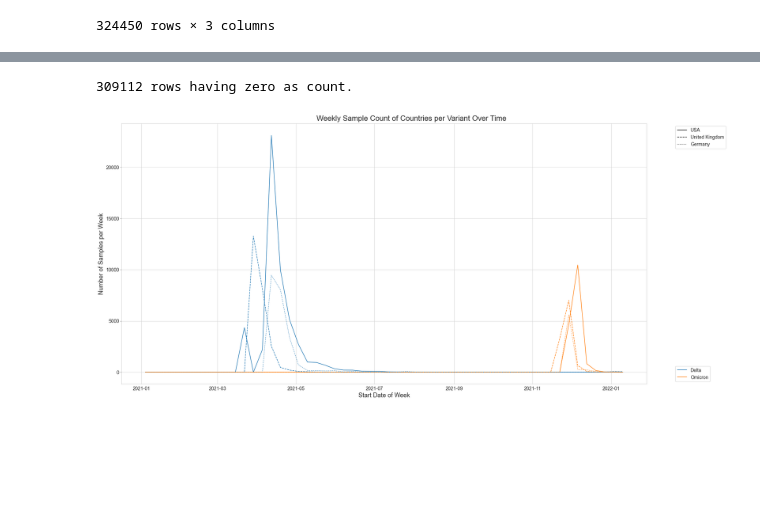
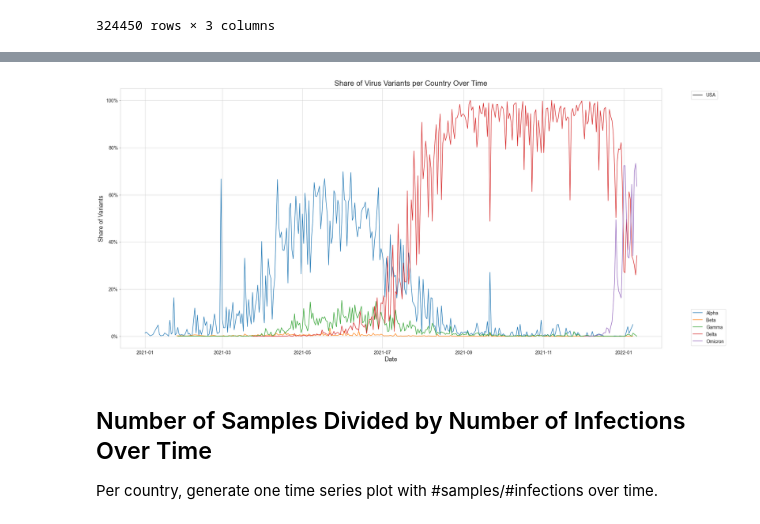
Before and after one commit to ninaihde/sampling-bias-cov19, a Jupyter notebook: src/GISAID_analysis/create_general_insights.ipynb, the cells around one changed output, grey strips where cells are left out. Cells and saved outputs as stored; diff of their text form; code cells hidden in the pictures; blank space fills up the shorter version.

Commit message:
Fix variant share data & optimize respective plot

```diff
--- a/src/GISAID_analysis/create_general_insights.ipynb
+++ b/src/GISAID_analysis/create_general_insights.ipynb
@@ -249,8 +249,10 @@ country_variant_counts = gisaid_metadata.groupby(['country', 'covv_subm_date', '
 country_variant_counts.rename(columns={0 : 'samples_per_variant'}, inplace=True)
 
 plotdata = pd.merge(country_date_counts, country_variant_counts, on=['country', 'covv_subm_date'])
-plotdata['relative_samples_per_variant'] = plotdata['samples'] / plotdata['samples_per_variant']
+plotdata['relative_samples_per_variant'] = plotdata['samples_per_variant'] / plotdata['samples']
 plotdata
+
+# => SKIP TO PLOTTING CELL (= SKIP NEXT 6 CELLS) IF WEEKLY AGGREGATION IS NOT NEEDED
 # %% [output]
 |  | country | covv_subm_date | samples | variant_WHO_label | samples_per_variant | relative_samples_per_variant |
 | 0 | Afghanistan | 2021-02-15 | 7 | Unknown | 7 | 1.000000 |
@@ -405,27 +393,23 @@ weekly_plotdata
-# %%
-# Only keep rows with set relative_sample_count (to reach smoother lines in plot)
-original_len = len(weekly_plotdata)
-weekly_plotdata_without_zero = weekly_plotdata[weekly_plotdata['relative_sample_count'] != 0]
-print(f'{original_len - len(weekly_plotdata_without_zero)} rows having zero as count.')
-# %% [output]
-309112 rows having zero as count.
 # %%
 import matplotlib.pyplot as plt
+import matplotlib.ticker as mtick
 import numpy as np
 import seaborn as sns
 
+import os
+
 # Adjust which countries and virus variants to include
-COUNTRIES = ['USA', 'United Kingdom', 'Germany']  # ['USA', 'United Kingdom', 'Germany', 'Denmark', 'Canada']
-VARIANTS = ['Delta', 'Omicron']
+COUNTRIES = ['USA']  # ['USA', 'United Kingdom', 'Germany', 'Denmark', 'Canada']
+VARIANTS = ['Alpha', 'Beta', 'Gamma', 'Delta', 'Omicron']
 
 # Aggregate counts for each week or not
-WEEKLY = True
+WEEKLY = False
 
 # Adjust which timeframe to look at
 # If defined via dataframe, make sure to use correct one depending on WEEKLY flag
 # plotdata['covv_subm_date'] for original values and weekly_plotdata['startday_of_week'] for weekly sum of values
 START_DATE = '2021-01-01'
-END_DATE = weekly_plotdata['startday_of_week'].max()
+END_DATE = plotdata['covv_subm_date'].max()
 
 if WEEKLY:
     plotdata_reduced = weekly_plotdata[(weekly_plotdata['startday_of_week'] >= START_DATE) & (weekly_plotdata['startday_of_week'] <= END_DATE)]
@@ -435,12 +419,12 @@ else:
 # Define colors for virus variants
 COLORS = sns.color_palette('tab10')
 if len(VARIANTS) > len(COLORS):
-    ValueError(f'Please define at most {len(COLORS)} countries!')
+    raise ValueError(f'Please define at most {len(COLORS)} variants!')
 
 # Define line styles for countries
 STYLES = ['solid', 'dashed', 'dotted']
 if len(COUNTRIES) > len(STYLES):
-    ValueError(f'Please define at most {len(STYLES)} variants!')
+    raise ValueError(f'Please define at most {len(STYLES)} countries!')
 
 # Generate line per country-variant combination showing daily #variants/#samples over time
 sns.set_style('whitegrid')
@@ -449,36 +433,51 @@ for country_idx, country in enumerate(COUNTRIES):
     for variant_idx, variant in enumerate(VARIANTS):
         if WEEKLY:
             current_plotdata = plotdata_reduced[plotdata_reduced['country_variant'] == tuple([country, variant])]
             ax.plot(current_plotdata['startday_of_week'], current_plotdata['relative_sample_count'], ls=STYLES[country_idx], color=COLORS[variant_idx])
 
         else:
             current_plotdata = plotdata_reduced[(plotdata_reduced['country'] == country) & (plotdata_reduced['variant_WHO_label'] == variant)].sort_values('covv_subm_date')
             ax.plot(current_plotdata['covv_subm_date'], current_plotdata['relative_samples_per_variant'], ls=STYLES[country_idx], color=COLORS[variant_idx])
 
 # Add legend for countries
 for country_idx, country in enumerate(COUNTRIES):
     ax.plot(np.nan, np.nan, ls=STYLES[country_idx], label=country, color='black')
 ax.legend(loc='upper left', bbox_to_anchor=(1.05, 1), fontsize=14)  # upper legend
 
 # Add legend for virus variants
 ax2 = ax.twinx()
 for variant_idx, variant in enumerate(VARIANTS):
     ax2.plot(np.nan, np.nan, color=COLORS[variant_idx], label=variant)
 ax2.get_yaxis().set_visible(False)
 ax2.legend(loc='lower left', bbox_to_anchor=(1.05, 0), fontsize=14)  # lower legend
 
 # Adjust text
-fig.suptitle(f'{"Weekly " if WEEKLY else ""}Sample Count of Countries per Variant Over Time', fontsize=22)
+fig.suptitle(f'{"Weekly " if WEEKLY else ""}Share of Virus Variants per Country Over Time', fontsize=22)
 ax.set_xlabel(f'{"Start Date of Week" if WEEKLY else "Date"}', fontsize=18)
-ax.set_ylabel(f'Number of Samples{" per Week" if WEEKLY else ""}', fontsize=18)
+ax.set_ylabel('Share of Variants', fontsize=18)
 ax.tick_params(axis='both', which='major', labelsize=14)
+
+# Convert y-values ranging from 0 to 1 to percentages
+yticks_percentages = mtick.PercentFormatter(xmax=1)
+ax.yaxis.set_major_formatter(yticks_percentages)
+
+# Create subdirectory if needed
+if not os.path.isdir('../../plots/GISAID/variant_shares_over_time'):
+    os.mkdir('../../plots/GISAID/variant_shares_over_time')
 
 # Optimize layout and save plot
 fig.tight_layout()
-fig.savefig(f'../../plots/GISAID/country_counts_per_variant_over_time{"_weekly" if WEEKLY else ""}'
-            f'#{"_".join(sorted(VARIANTS))}#{"_".join(sorted(COUNTRIES))}'
+fig.savefig(f'../../plots/GISAID/variant_shares_over_time/variant_shares_over_time{"_weekly" if WEEKLY else ""}'
+            f'#{"_".join(sorted(VARIANTS))}'
+            f'#{"_".join(sorted(COUNTRIES))}'
             f'#{START_DATE if type(START_DATE) == str else str(START_DATE.date())}'
             f'#{END_DATE if type(END_DATE) == str else str(END_DATE.date())}.png', dpi=300)
-#plt.close()
+plt.close()
+
+# -> USA plot is meaningful: https://www.nytimes.com/interactive/2021/health/coronavirus-variant-tracker.html (see "Waves of Variants")
 # %% [output]
-[figure, old version]
+[figure, new version]
+# %% [markdown]
+## Number of Samples Divided by Number of Infections Over Time
+
+Per country, generate one time series plot with #samples/#infections over time.
```
Also changed, not shown: parts of 3 cells of this notebook.
